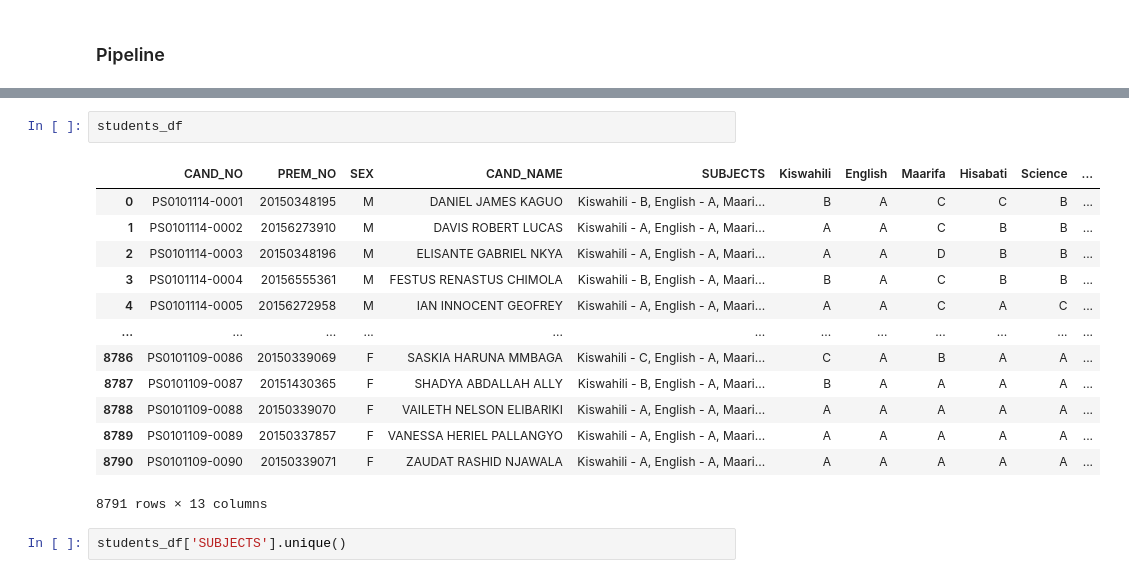
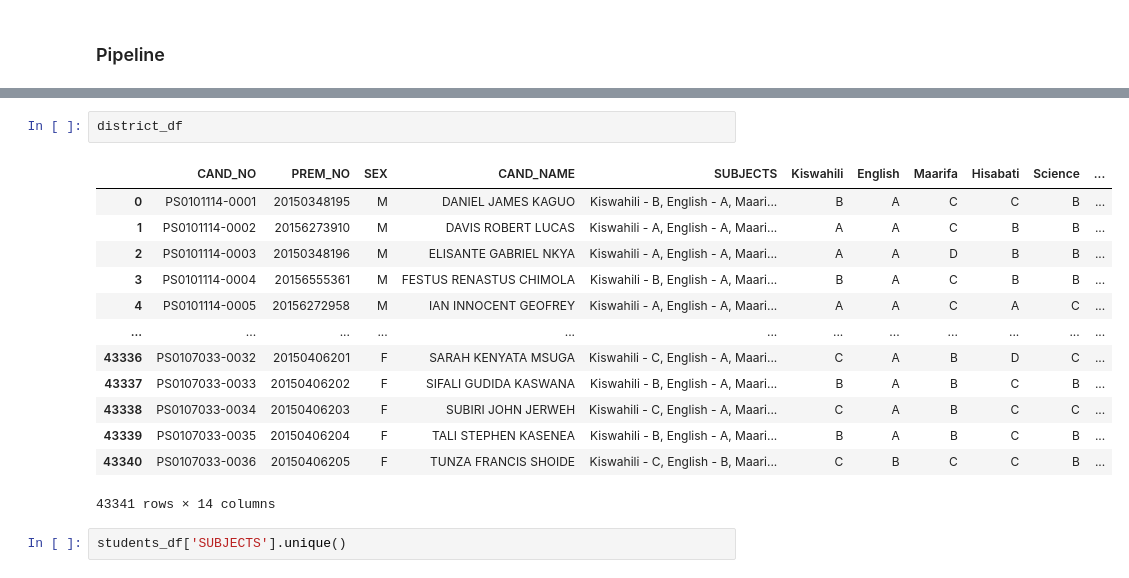
Before and after one commit to FedericoDM/indian-schools-extraction, a Jupyter notebook: tanzania/extract_2021.ipynb, the cells around one changed output, grey strips where cells are left out. Saved outputs shown, nothing was run; the diff lists cells and outputs as text.

```diff
--- a/tanzania/extract_2021.ipynb
+++ b/tanzania/extract_2021.ipynb
@@ -201,19 +212,19 @@ Done with district ARUSHA CC
-# %%
-students_df
-# %% [output]
-|  | CAND_NO | PREM_NO | SEX | CAND_NAME | SUBJECTS | Kiswahili | English | Maarifa | Hisabati | Science | ... |
-| 0 | PS0101114-0001 | 20150348195 | M | DANIEL JAMES KAGUO | Kiswahili - B, English - A, Maari... | B | A | C | C | B | ... |
-| 1 | PS0101114-0002 | 20156273910 | M | DAVIS ROBERT LUCAS | Kiswahili - A, English - A, Maari... | A | A | C | B | B | ... |
-| 2 | PS0101114-0003 | 20150348196 | M | ELISANTE GABRIEL NKYA | Kiswahili - A, English - A, Maari... | A | A | D | B | B | ... |
-| 3 | PS0101114-0004 | 20156555361 | M | FESTUS RENASTUS CHIMOLA | Kiswahili - B, English - A, Maari... | B | A | C | B | B | ... |
-| 4 | PS0101114-0005 | 20156272958 | M | IAN INNOCENT GEOFREY | Kiswahili - A, English - A, Maari... | A | A | C | A | C | ... |
-| ... | ... | ... | ... | ... | ... | ... | ... | ... | ... | ... | ... |
-| 8786 | PS0101109-0086 | 20150339069 | F | SASKIA HARUNA MMBAGA | Kiswahili - C, English - A, Maari... | C | A | B | A | A | ... |
-| 8787 | PS0101109-0087 | 20151430365 | F | SHADYA ABDALLAH ALLY | Kiswahili - B, English - A, Maari... | B | A | A | A | A | ... |
-| 8788 | PS0101109-0088 | 20150339070 | F | VAILETH NELSON ELIBARIKI | Kiswahili - A, English - A, Maari... | A | A | A | A | A | ... |
-| 8789 | PS0101109-0089 | 20150337857 | F | VANESSA HERIEL PALLANGYO | Kiswahili - A, English - A, Maari... | A | A | A | A | A | ... |
-| 8790 | PS0101109-0090 | 20150339071 | F | ZAUDAT RASHID NJAWALA | Kiswahili - A, English - A, Maari... | A | A | A | A | A | ... |
-8791 rows × 13 columns
+# %%
+district_df
+# %% [output]
+|  | CAND_NO | PREM_NO | SEX | CAND_NAME | SUBJECTS | Kiswahili | English | Maarifa | Hisabati | Science | ... |
+| 0 | PS0101114-0001 | 20150348195 | M | DANIEL JAMES KAGUO | Kiswahili - B, English - A, Maari... | B | A | C | C | B | ... |
+| 1 | PS0101114-0002 | 20156273910 | M | DAVIS ROBERT LUCAS | Kiswahili - A, English - A, Maari... | A | A | C | B | B | ... |
+| 2 | PS0101114-0003 | 20150348196 | M | ELISANTE GABRIEL NKYA | Kiswahili - A, English - A, Maari... | A | A | D | B | B | ... |
+| 3 | PS0101114-0004 | 20156555361 | M | FESTUS RENASTUS CHIMOLA | Kiswahili - B, English - A, Maari... | B | A | C | B | B | ... |
+| 4 | PS0101114-0005 | 20156272958 | M | IAN INNOCENT GEOFREY | Kiswahili - A, English - A, Maari... | A | A | C | A | C | ... |
+| ... | ... | ... | ... | ... | ... | ... | ... | ... | ... | ... | ... |
+| 43336 | PS0107033-0032 | 20150406201 | F | SARAH KENYATA MSUGA | Kiswahili - C, English - A, Maari... | C | A | B | D | C | ... |
+| 43337 | PS0107033-0033 | 20150406202 | F | SIFALI GUDIDA KASWANA | Kiswahili - B, English - A, Maari... | B | A | B | C | B | ... |
+| 43338 | PS0107033-0034 | 20150406203 | F | SUBIRI JOHN JERWEH | Kiswahili - C, English - A, Maari... | C | A | B | C | C | ... |
+| 43339 | PS0107033-0035 | 20150406204 | F | TALI STEPHEN KASENEA | Kiswahili - B, English - A, Maari... | B | A | B | C | B | ... |
+| 43340 | PS0107033-0036 | 20150406205 | F | TUNZA FRANCIS SHOIDE | Kiswahili - C, English - B, Maari... | C | B | C | C | B | ... |
+43341 rows × 14 columns
 # %%
 students_df['SUBJECTS'].unique()
 # %% [output]
```
Also changed, not shown: parts of 2 cells of this notebook.
